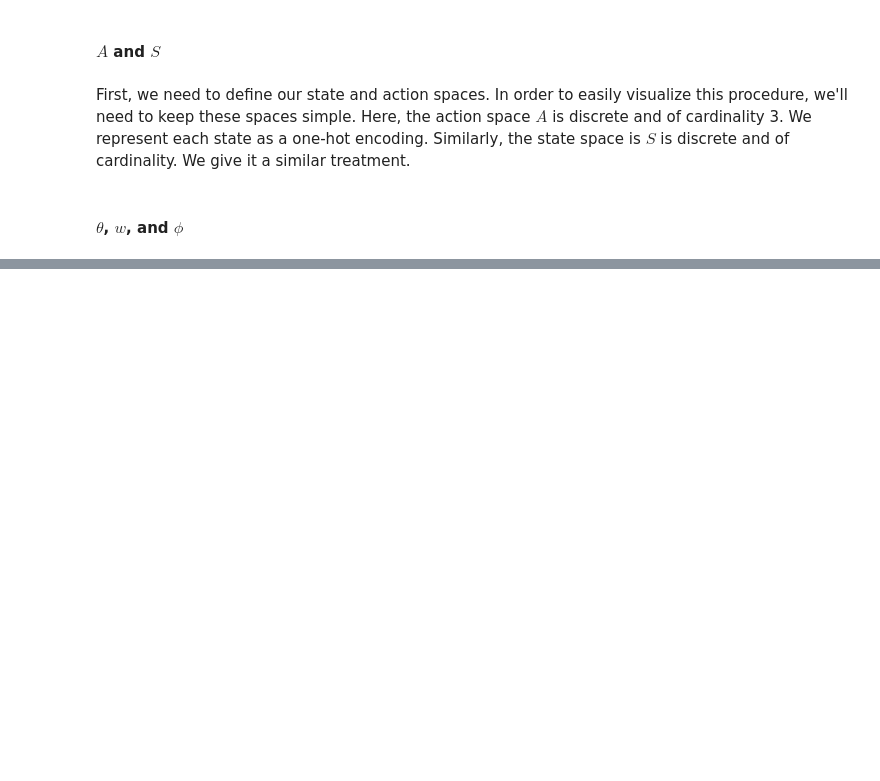
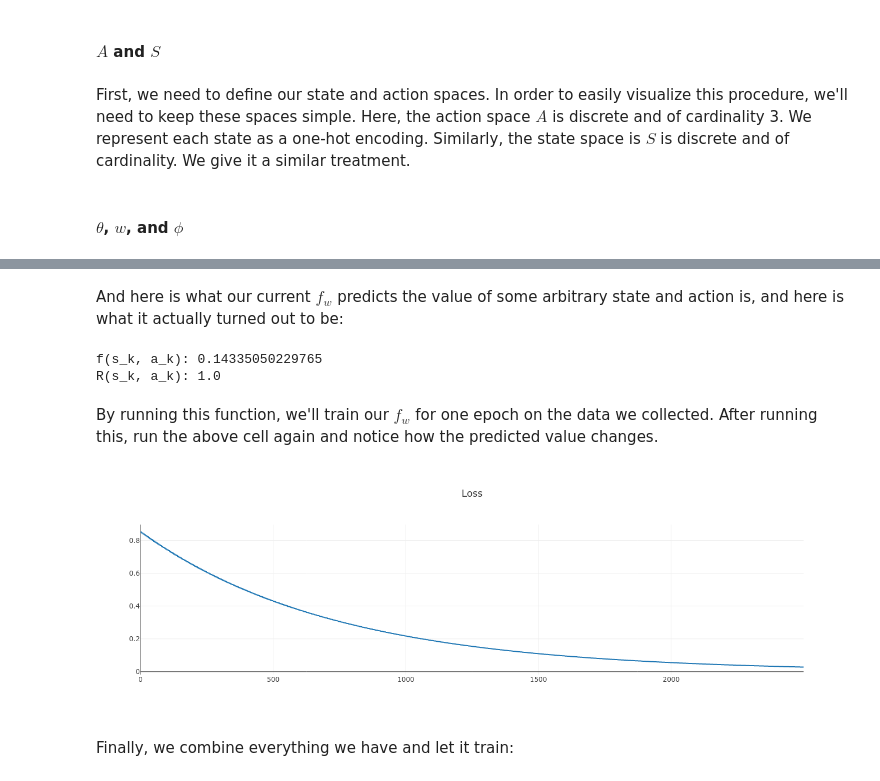
Before and after one commit to nathanmargaglio/Policy-Gradient-Methods-for-Reinforcement-Learning, a Jupyter notebook: RL.ipynb, the cells around one changed output, grey strips where cells are left out. Saved outputs shown, nothing was run; the diff lists cells and outputs as text; code cells hidden in the pictures; blank space fills up the shorter version.

Commit message:
training in RL

```diff
--- a/RL.ipynb
+++ b/RL.ipynb
@@ -460,0 +340,5 @@ VBox(children=(HBox(children=(FigureWidget({
+# %%
+def update(action, state, theta):
+    alpha = 1.
+    grad = pi_grad(states[state], actions[action]).reshape(theta.shape)
+    return alpha*grad*f(states[state], actions[action])
@@ -566,0 +651,10 @@ Total Reward: -1.0
+# %%
+def update_value(data):
+    beta = 0.01
+    batch_size = len(data['states'])
+    for i in range(batch_size):
+        s = data['states'][i]
+        a = data['actions'][i]
+        r = data['rewards'][i]
+        gradients = np.expand_dims(f_grad(s, a, r), axis=0).T
+        return beta*gradients
@@ -566,0 +677,34 @@ Total Reward: -1.0
+# %% [markdown]
+And here is what our current $f_w$ predicts the value of some arbitrary state and action is, and here is what it actually turned out to be:
+# %%
+theta = np.random.normal(0.5, 0.1, (len(states) + len(actions), 1))
+w = np.random.normal(0.5, 0.1, (6, 1))
+
+f_sample = f(data['states'][0], data['actions'][0])
+actual = data['rewards'][0]
+
+print('f(s_k, a_k):', f_sample[0])
+print('R(s_k, a_k):', actual)
+# %% [output]
+f(s_k, a_k): 0.14335050229765
+R(s_k, a_k): 1.0
+# %% [markdown]
+By running this function, we'll train our $f_w$ for one epoch on the data we collected.  After running this, run the above cell again and notice how the predicted value changes.
+# %%
+losses = []
+for epoch in range(500):
+    w += update_value(data)
+    for i in range(len(data['states'])):
+        f_sample = f(data['states'][0], data['actions'][0])
+        actual = data['rewards'][0]
+        losses.append(abs(actual - f_sample))
+losses = np.array(losses).flatten()
+# %%
+plotly.offline.iplot({
+    "data": [go.Scatter(x=np.arange(len(losses)), y=losses)],
+    "layout": go.Layout(title="Loss")
+})
+# %% [output]
+[figure, added]
+# %% [markdown]
+Finally, we combine everything we have and let it train:
```
Also changed, not shown: parts of 24 cells of this notebook.
